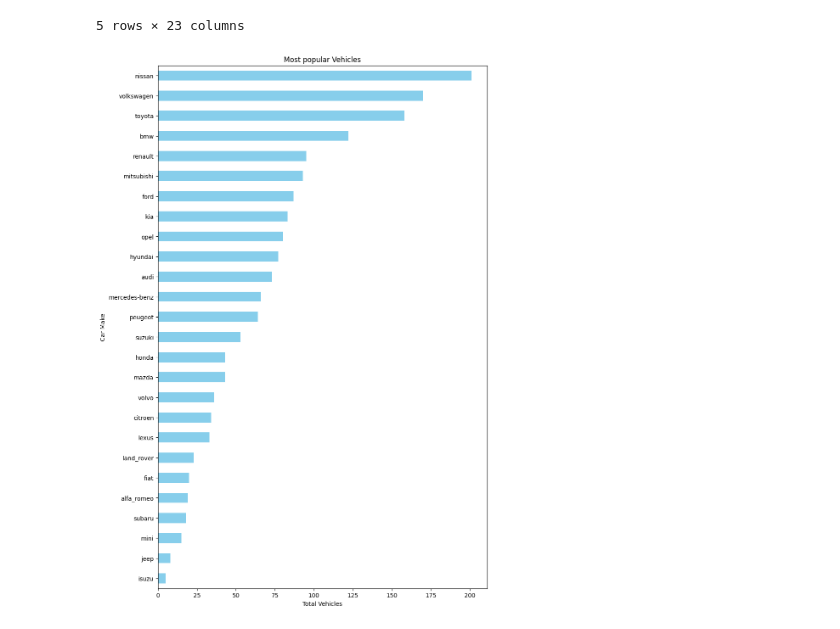
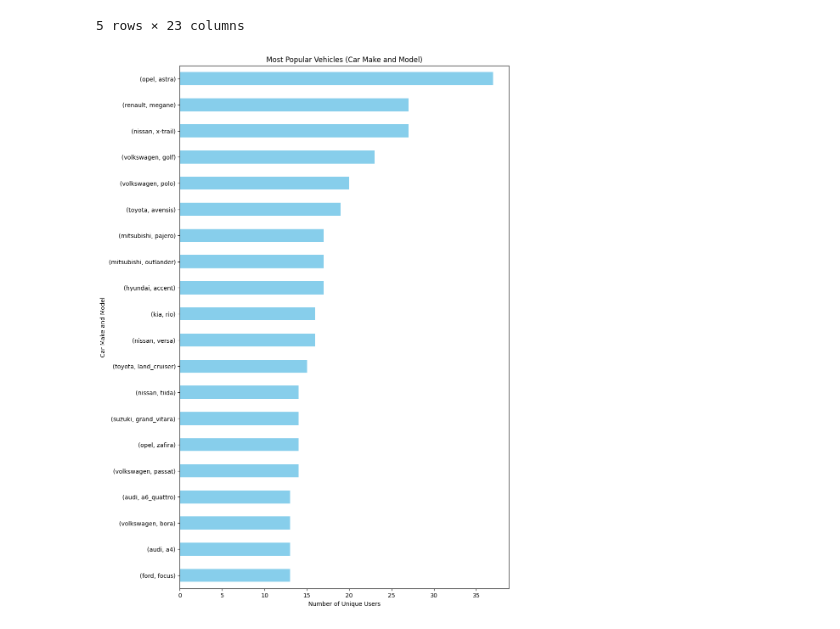
Before and after one commit to TumiJourdan/IDVE-Assignments, a Jupyter notebook: Assignment 1/main.ipynb, the cells around one changed output. Cells and saved outputs as stored; diff of their text form; code cells hidden in the pictures.

```diff
--- a/Assignment 1/main.ipynb
+++ b/Assignment 1/main.ipynb
@@ -584,18 +584,19 @@ df.head(5)
 5 rows × 23 columns
 # %%
 #3.4
-# Step 1: Filter for the last known vehicle age for each user
+# Step 1: Filter for the last known vehicle record for each user
 df_latest_age = df.loc[df.groupby('user_id')['date_fueled'].idxmax()]
 
-# Step 2: Calculate the average vehicle age per country
-average_age_per_country = df_latest_age.groupby('car_make')['model'].count().sort_values()
+# Step 2: Group by both 'car_make' and 'model' and count unique 'user_id's
+popular_vehicles = df_latest_age.groupby(['car_make', 'model'])['user_id'].nunique().sort_values(ascending=False)
 
-# Step 3: Plot the average vehicle age per country
+# Step 3: Plot the most popular vehicles (car make and model)
 plt.figure(figsize=(10, 16))
-average_age_per_country.plot(kind='barh', color='skyblue')
-plt.title('Most popular Vehicles')
-plt.xlabel('Total Vehicles')
-plt.ylabel('Car Make')
+popular_vehicles.head(20).plot(kind='barh', color='skyblue')  # Display top 20 for readability
+plt.title('Most Popular Vehicles (Car Make and Model)')
+plt.xlabel('Number of Unique Users')
+plt.ylabel('Car Make and Model')
+plt.gca().invert_yaxis()  # Invert y-axis to have the most popular vehicles at the top
 plt.show()
 # %% [output]
-[figure, old version]
+[figure, new version]
```
